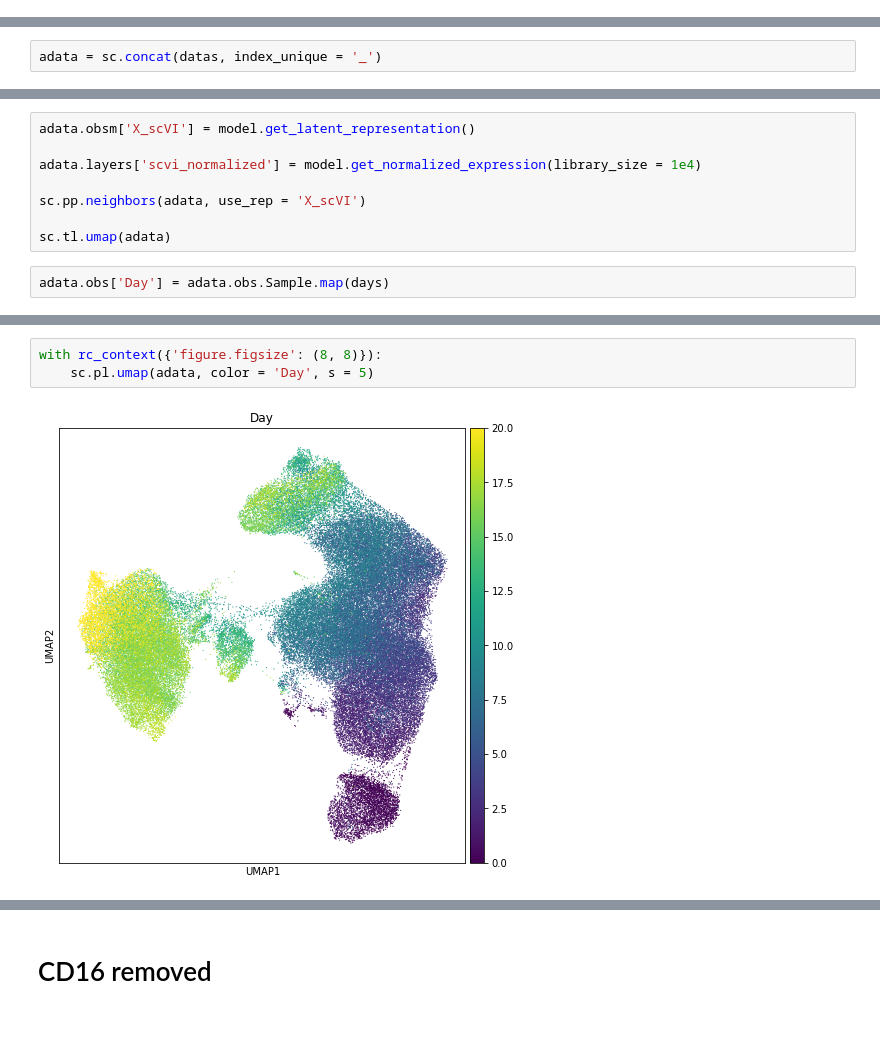
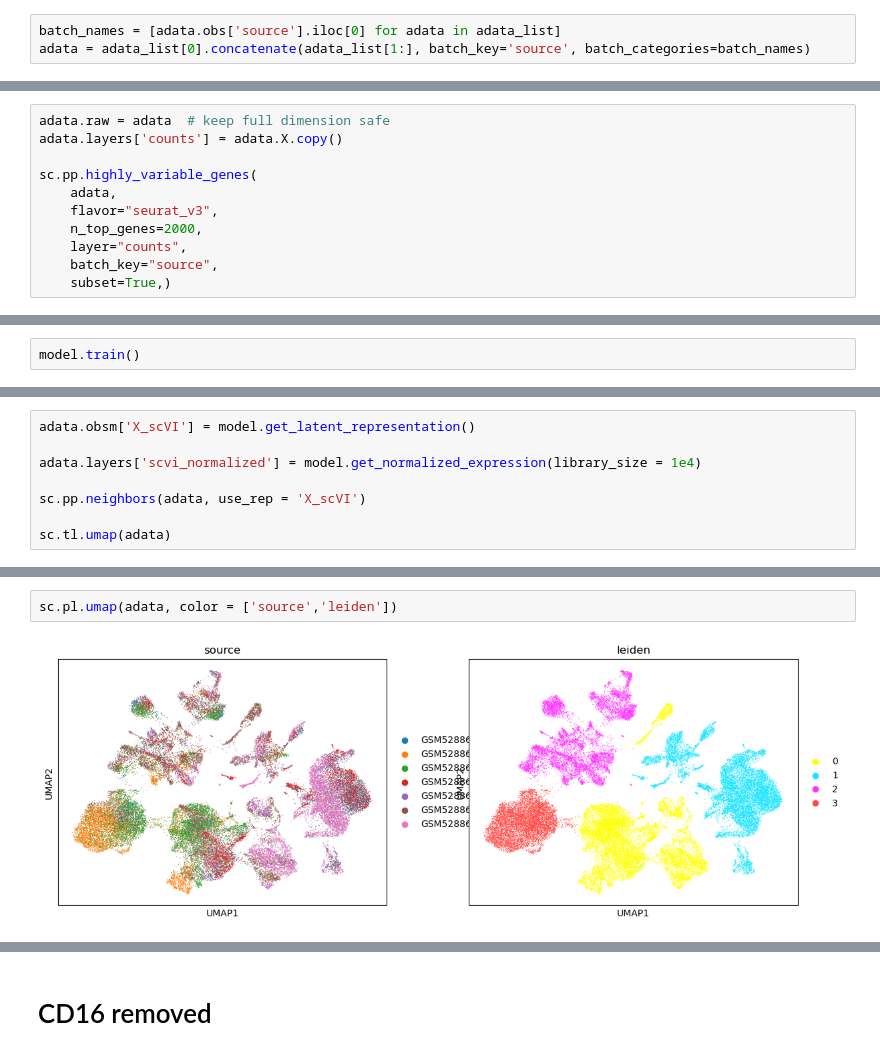
Before and after one commit to jingsday/blca_Scripts, a Jupyter notebook: blca_Scripts_integration/scvi_notebook_jing.ipynb, the cells around one changed output, grey strips where cells are left out. Cells and saved outputs as stored; diff of their text form; blank space fills up the shorter version.

```diff
--- a/blca_Scripts_integration/scvi_notebook_jing.ipynb
+++ b/blca_Scripts_integration/scvi_notebook_jing.ipynb
@@ -77 +67,4 @@ for name in names_list:
     adata_list.append(adata)
+# %%
+batch_names = [adata.obs['source'].iloc[0] for adata in adata_list]
+adata = adata_list[0].concatenate(adata_list[1:], batch_key='source', batch_categories=batch_names)
@@ -78,3 +107,12 @@ for name in names_list:
 # %%
-adata = sc.concat(datas, index_unique = '_')
+adata.raw = adata  # keep full dimension safe
+adata.layers['counts'] = adata.X.copy()
+
+sc.pp.highly_variable_genes(
+    adata,
+    flavor="seurat_v3",
+    n_top_genes=2000,
+    layer="counts",
+    batch_key="source",
+    subset=True,)
 # %%
@@ -88,3 +123,5 @@ scvi.model.SCVI.setup_anndata(adata, layer = "counts",
 
 
 model = scvi.model.SCVI(adata)
+# %%
+model.train()
@@ -111,5 +154,3 @@ adata.layers['scvi_normalized'] = model.get_normalized_expression(library_size =
 sc.pp.neighbors(adata, use_rep = 'X_scVI')
 
 sc.tl.umap(adata)
-# %%
-adata.obs['Day'] = adata.obs.Sample.map(days)
@@ -132,5 +188,4 @@ adata.obs
 # %%
-with rc_context({'figure.figsize': (8, 8)}):
-    sc.pl.umap(adata, color = 'Day', s = 5)
+sc.pl.umap(adata, color = ['source','leiden'])
 # %% [output]
-[figure, old version]
+[figure, new version]
```
Also changed, not shown: parts of 29 cells of this notebook.
